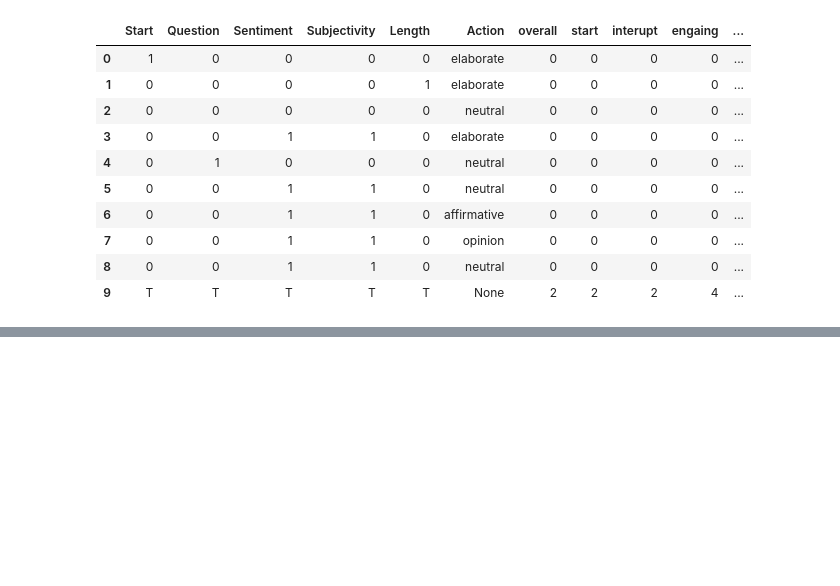
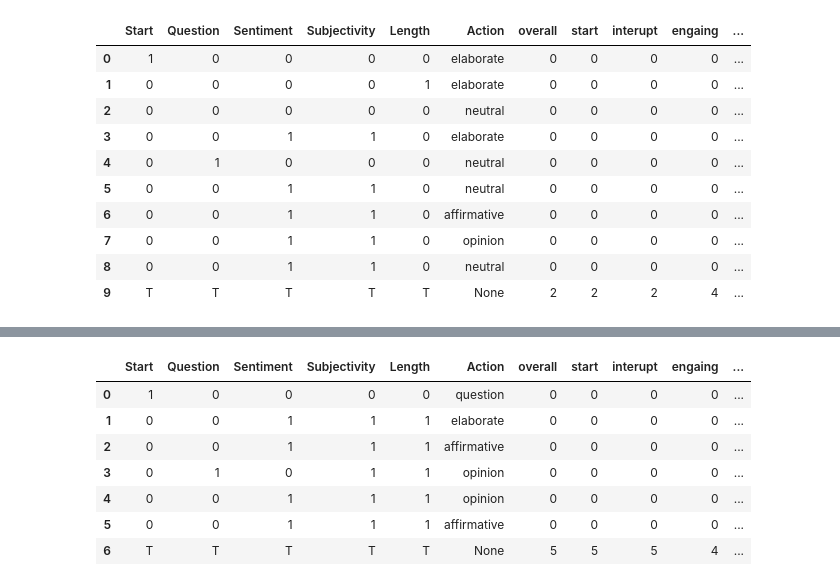
Before and after one commit to MollyZhang/Reinforcement_learning_NLP, a Jupyter notebook: molly/Dialogue_parsing.ipynb, the cells around one changed output, grey strips where cells are left out. Saved outputs shown, nothing was run; the diff lists cells and outputs as text; code cells hidden in the pictures; blank space fills up the shorter version.

```diff
--- a/molly/Dialogue_parsing.ipynb
+++ b/molly/Dialogue_parsing.ipynb
@@ -99,0 +141,11 @@ df_sa
+# %%
+parsed_dict["../data/300_convo/wei_2017-05-05_10.txt"]
+# %% [output]
+|  | Start | Question | Sentiment | Subjectivity | Length | Action | overall | start | interupt | engaing | ... |
+| 0 | 1 | 0 | 0 | 0 | 0 | question | 0 | 0 | 0 | 0 | ... |
+| 1 | 0 | 0 | 1 | 1 | 1 | elaborate | 0 | 0 | 0 | 0 | ... |
+| 2 | 0 | 0 | 1 | 1 | 1 | affirmative | 0 | 0 | 0 | 0 | ... |
+| 3 | 0 | 1 | 0 | 1 | 1 | opinion | 0 | 0 | 0 | 0 | ... |
+| 4 | 0 | 0 | 1 | 1 | 1 | opinion | 0 | 0 | 0 | 0 | ... |
+| 5 | 0 | 0 | 1 | 1 | 1 | affirmative | 0 | 0 | 0 | 0 | ... |
+| 6 | T | T | T | T | T | None | 5 | 5 | 5 | 4 | ... |
```
Also changed, not shown: parts of 3 cells of this notebook, 1 other file.
